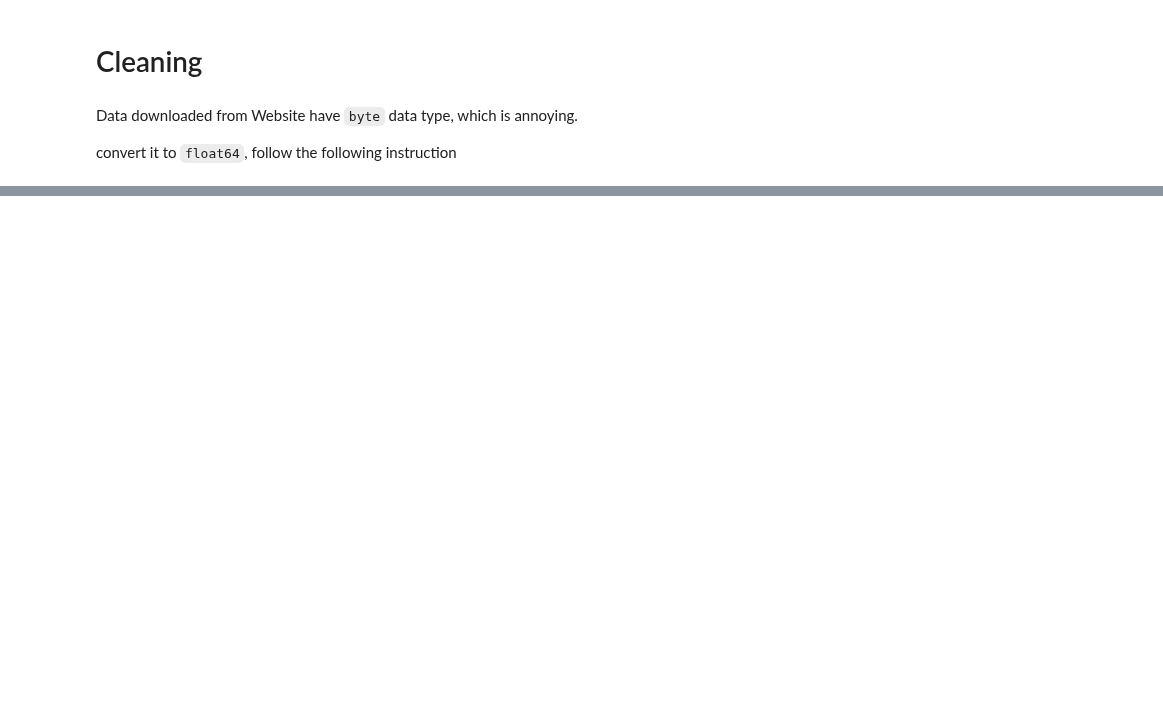
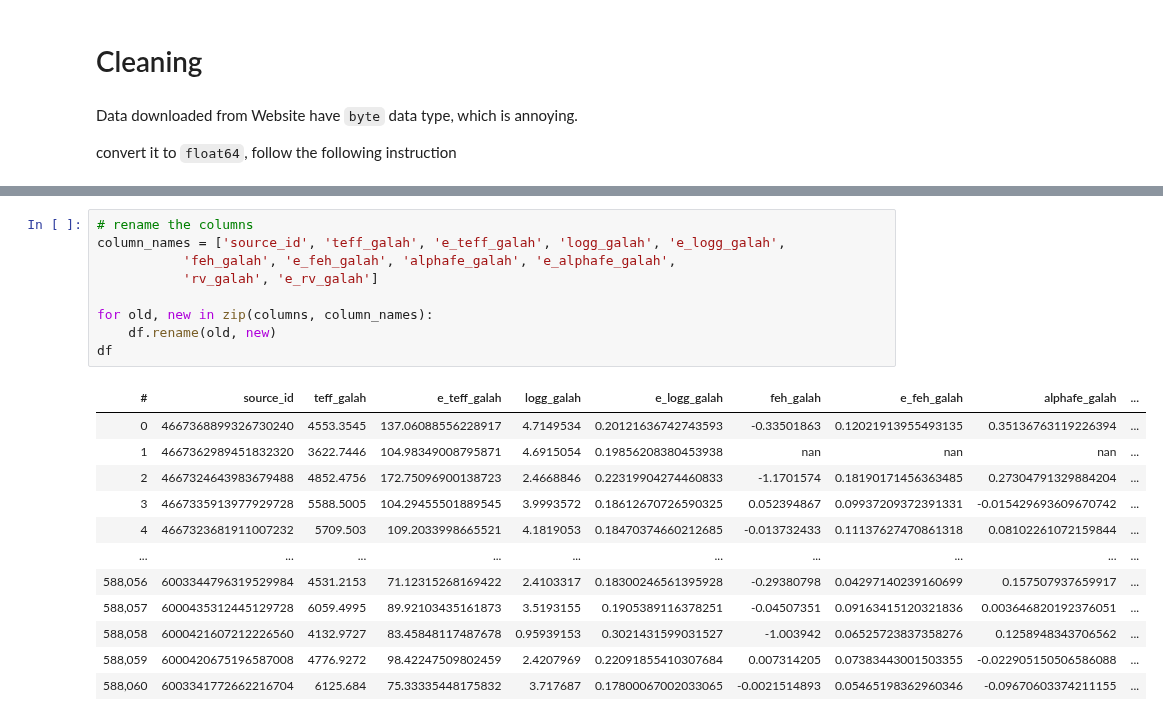
Before and after one commit to Alisyaifudin/Thesis-Project, a Jupyter notebook: 1_Collecting_Data/1.4. GALAH DR3.ipynb, the cells around one changed output, grey strips where cells are left out. Saved outputs shown, nothing was run; the diff lists cells and outputs as text; blank space fills up the shorter version.

```diff
--- a/1_Collecting_Data/1.4. GALAH DR3.ipynb
+++ b/1_Collecting_Data/1.4. GALAH DR3.ipynb
@@ -160,3 +228,25 @@ df
+# %%
+# rename the columns
+column_names = ['source_id', 'teff_galah', 'e_teff_galah', 'logg_galah', 'e_logg_galah',
+           'feh_galah', 'e_feh_galah', 'alphafe_galah', 'e_alphafe_galah',
+           'rv_galah', 'e_rv_galah']
+
+for old, new in zip(columns, column_names):
+    df.rename(old, new)
+df
+# %% [output]
+| # | source_id | teff_galah | e_teff_galah | logg_galah | e_logg_galah | feh_galah | e_feh_galah | alphafe_galah | ... |
+| 0 | 4667368899326730240 | 4553.3545 | 137.06088556228917 | 4.7149534 | 0.20121636742743593 | -0.33501863 | 0.12021913955493135 | 0.35136763119226394 | ... |
+| 1 | 4667362989451832320 | 3622.7446 | 104.98349008795871 | 4.6915054 | 0.19856208380453938 | nan | nan | nan | ... |
+| 2 | 4667324643983679488 | 4852.4756 | 172.75096900138723 | 2.4668846 | 0.22319904274460833 | -1.1701574 | 0.18190171456363485 | 0.27304791329884204 | ... |
+| 3 | 4667335913977929728 | 5588.5005 | 104.29455501889545 | 3.9993572 | 0.18612670726590325 | 0.052394867 | 0.09937209372391331 | -0.015429693609670742 | ... |
+| 4 | 4667323681911007232 | 5709.503 | 109.2033998665521 | 4.1819053 | 0.18470374660212685 | -0.013732433 | 0.11137627470861318 | 0.08102261072159844 | ... |
+| ... | ... | ... | ... | ... | ... | ... | ... | ... | ... |
+| 588,056 | 6003344796319529984 | 4531.2153 | 71.12315268169422 | 2.4103317 | 0.18300246561395928 | -0.29380798 | 0.04297140239160699 | 0.157507937659917 | ... |
+| 588,057 | 6000435312445129728 | 6059.4995 | 89.92103435161873 | 3.5193155 | 0.1905389116378251 | -0.04507351 | 0.09163415120321836 | 0.003646820192376051 | ... |
+| 588,058 | 6000421607212226560 | 4132.9727 | 83.45848117487678 | 0.95939153 | 0.3021431599031527 | -1.003942 | 0.06525723837358276 | 0.1258948343706562 | ... |
+| 588,059 | 6000420675196587008 | 4776.9272 | 98.42247509802459 | 2.4207969 | 0.22091855410307684 | 0.007314205 | 0.07383443001503355 | -0.022905150506586088 | ... |
+| 588,060 | 6003341772662216704 | 6125.684 | 75.33335448175832 | 3.717687 | 0.17800067002033065 | -0.0021514893 | 0.05465198362960346 | -0.09670603374211155 | ... |
 # %%
 # export to hdf5
 df.export(join(data_dir, "galah.hdf5"), progress=True)
```
Also changed, not shown: parts of 19 cells of this notebook, 33 other files.
